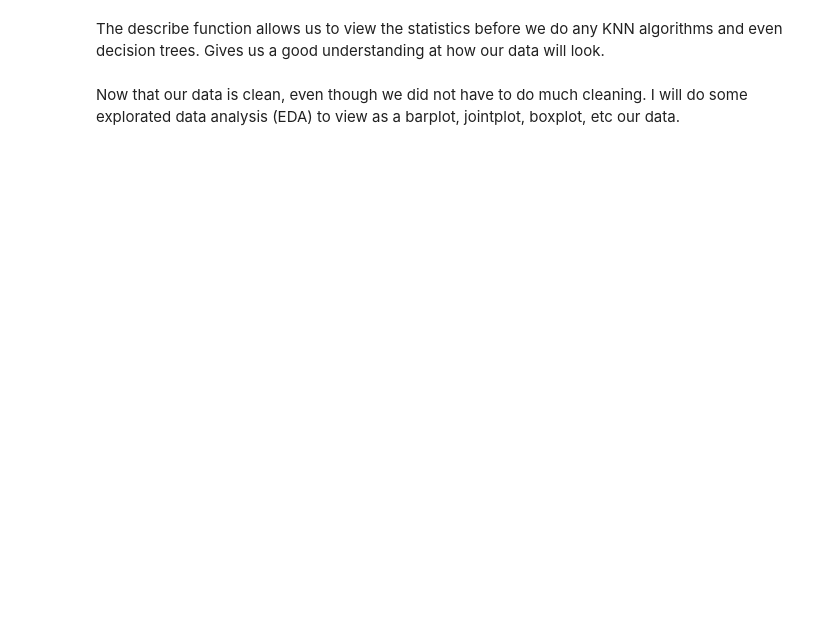
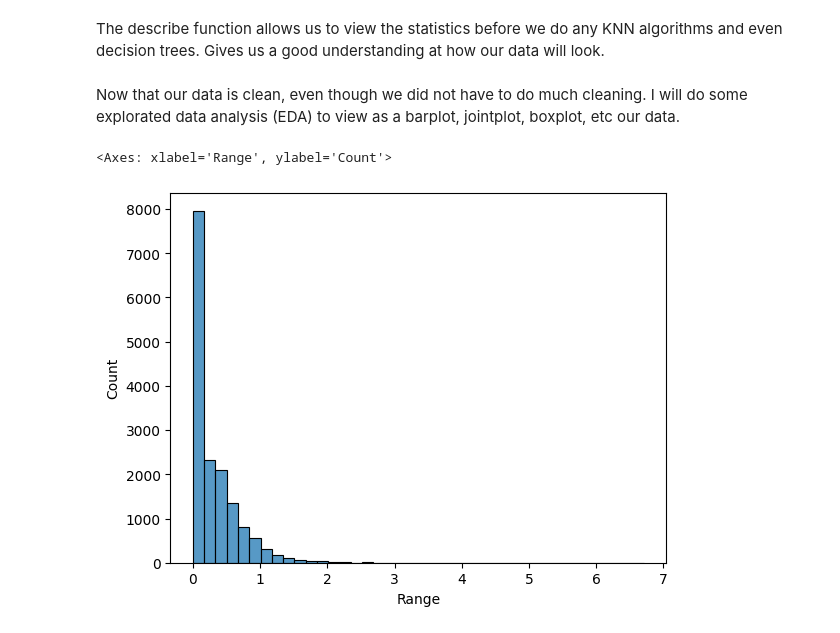
Before and after one commit to AlexanderG40/Data-Science, a Jupyter notebook: Final_Project.ipynb, the cells around one changed output. Saved outputs shown, nothing was run; the diff lists cells and outputs as text; code cells hidden in the pictures; blank space fills up the shorter version.

```diff
--- a/Final_Project.ipynb
+++ b/Final_Project.ipynb
@@ -70,3 +72,13 @@ df.describe()
 The describe function allows us to view the statistics before we do any KNN algorithms and even decision trees. Gives us a good understanding at how our data will look.
 # %% [markdown]
 Now that our data is clean, even though we did not have to do much cleaning. I will do some explorated data analysis (EDA) to view as a barplot, jointplot, boxplot, etc our data.
+# %%
+# we import matplot lib to do some EDA
+import matplotlib.pyplot as plt
+import seaborn as sns
+# we will first calculate the range between our stock open vs close we will look for the range
+df['Range'] = df['high'] - df['low']
+sns.histplot(df['Range'], bins = 40)
+# %% [output]
+<Axes: xlabel='Range', ylabel='Count'>
+[figure, added]
```
Also changed, not shown: parts of 20 cells of this notebook.
